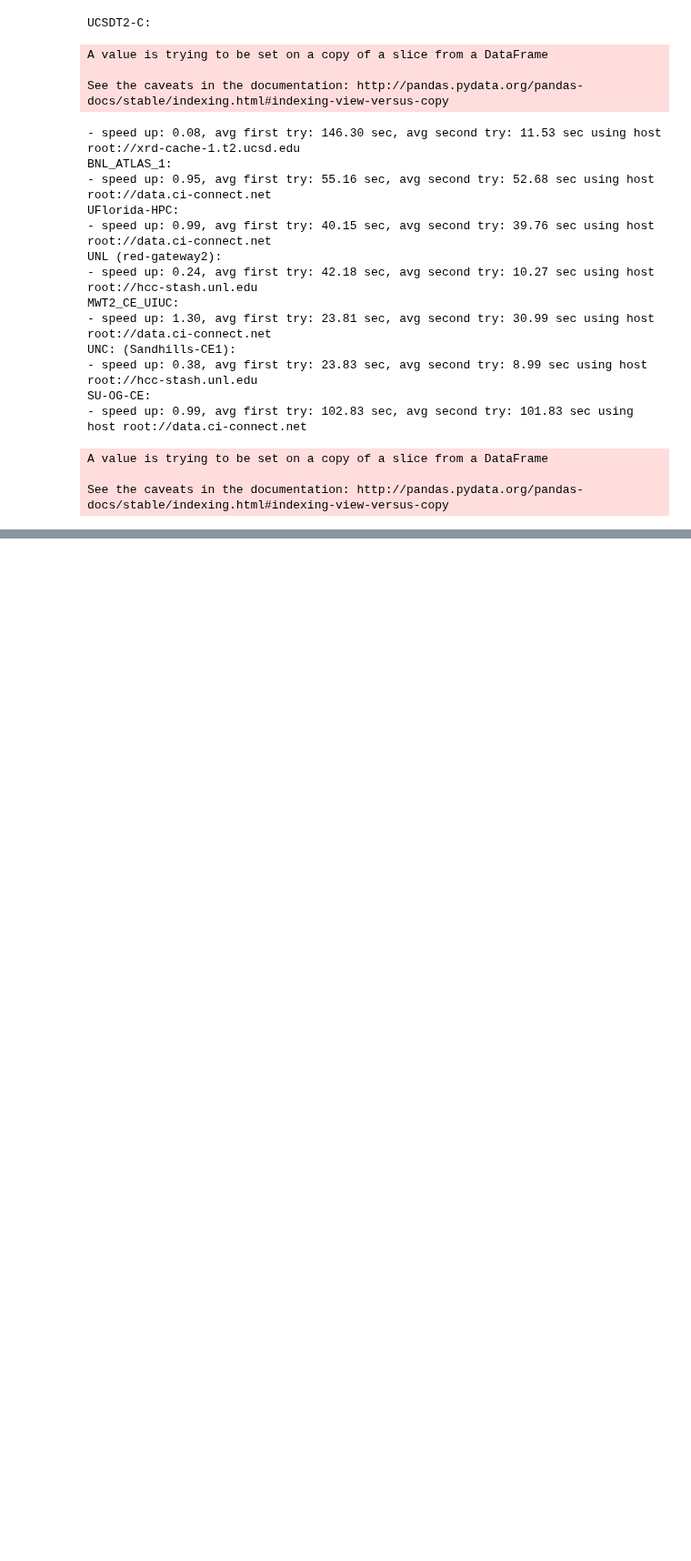
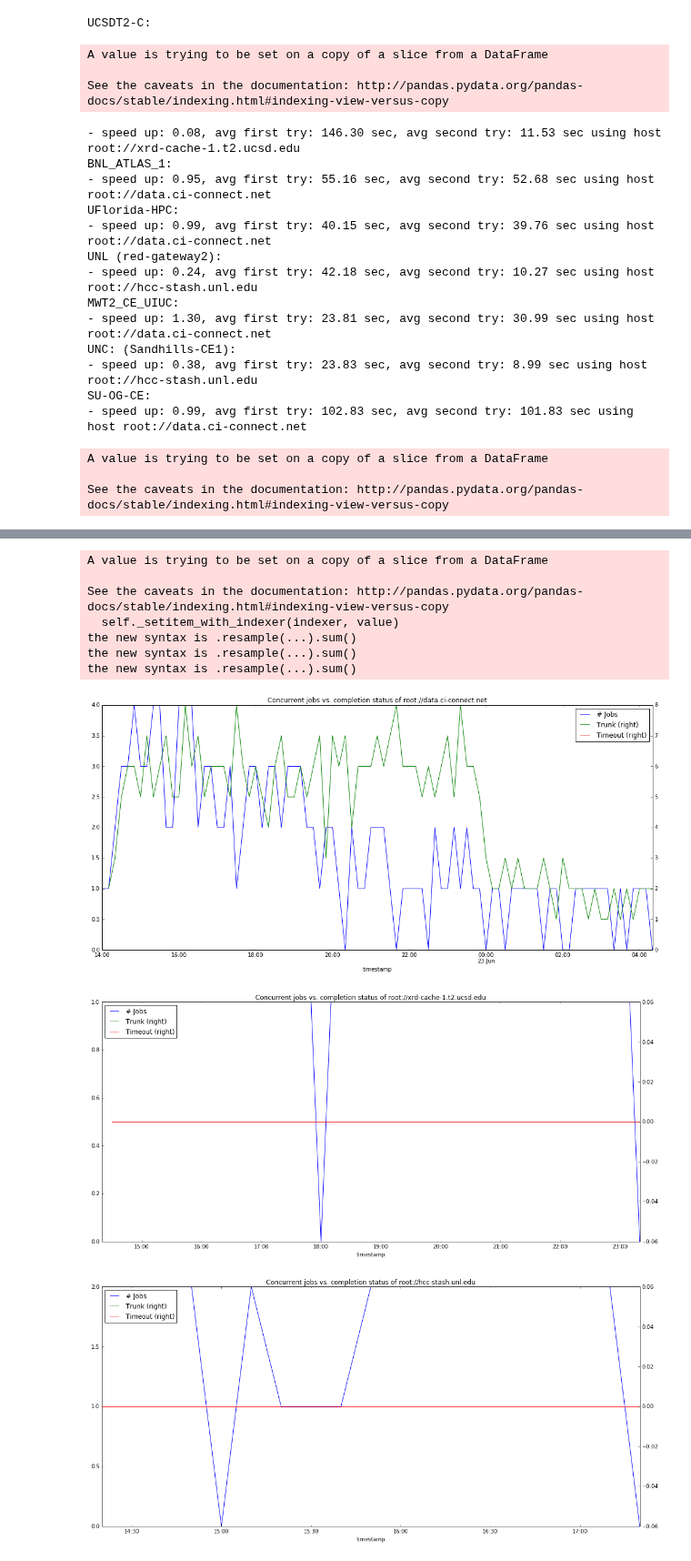
Before and after one commit to ATLAS-Analytics/AnalyticsNotebooks, a Jupyter notebook: Tony/Speed-up Analysis.ipynb, the cells around one changed output, grey strips where cells are left out. Shown at 91% size. Drawn from its saved outputs; the diff is of its cells as text; code cells hidden in the pictures; blank space fills up the shorter version.

```diff
--- a/Tony/Speed-up Analysis.ipynb
+++ b/Tony/Speed-up Analysis.ipynb
@@ -359,0 +278,48 @@ open1 = pd.concat([pd.Series(1, df1.begin),  # created add 1
+# %%
+def plot_jobs(site):
+    columns=list(df.columns.values)
+    df_site=pd.DataFrame(columns=columns)
+    for i in range(scroll_size):
+        if df['host'][i]==site:
+            df_site=df_site.append(df.iloc[[i]])
+    length=df_site.shape[0]
+    df_site['trunk']=0
+    df_site['timeout']=0
+    for i in range(length):
+        begin=int(df_site['begin'].iloc[i])//1000
+        end=int(df_site['timestamp'].iloc[i])//1000
+        df_site['begin'].iloc[i]=datetime.datetime.fromtimestamp(begin).strftime('%Y-%m-%d %H:%M:%S')
+        df_site['timestamp'].iloc[i]=datetime.datetime.fromtimestamp(end).strftime('%Y-%m-%d %H:%M:%S')
+        if df_site['status'].iloc[i]=='Trunk Success':
+            df_site['trunk'].iloc[i]=1
+        if df_site['status'].iloc[i]=='Timeout':
+            df_site['timeout'].iloc[i]=1
+
+    df_site=df_site.set_index(['timestamp'])
+    df_site.index = pd.to_datetime(df_site.index, unit='s')
+    df_site['begin']=pd.to_datetime(df_site.begin, unit='s')
+
+    jobs = pd.concat([pd.Series(1, df_site.begin), pd.Series(-1, df_site.index)]).resample('10Min', how='sum').cumsum()
+    trunk=df_site.trunk.resample('10Min',how='sum')
+    timeout=df_site.timeout.resample('10Min',how='sum')
+
+    plt.figure(figsize=[18, 8])
+    plt.title('Concurrent jobs vs. completion status of ' + site)
+    jobs.plot(label="# Jobs", legend=True)
+    trunk.plot(secondary_y=True, label="Trunk", legend=True)
+    timeout.plot(secondary_y=True, label="Timeout", legend=True)
+# %%
+plot_jobs('root://data.ci-connect.net')
+plot_jobs('root://xrd-cache-1.t2.ucsd.edu')
+plot_jobs('root://hcc-stash.unl.edu')
+# %% [output]
+A value is trying to be set on a copy of a slice from a DataFrame
+
+See the caveats in the documentation: http://pandas.pydata.org/pandas-docs/stable/indexing.html#indexing-view-versus-copy
+  self._setitem_with_indexer(indexer, value)
+the new syntax is .resample(...).sum()
+the new syntax is .resample(...).sum()
+the new syntax is .resample(...).sum()
+[figure, added]
+[figure, added]
+[figure, added]
```
Also changed, not shown: parts of 8 cells of this notebook, 54 other files.
